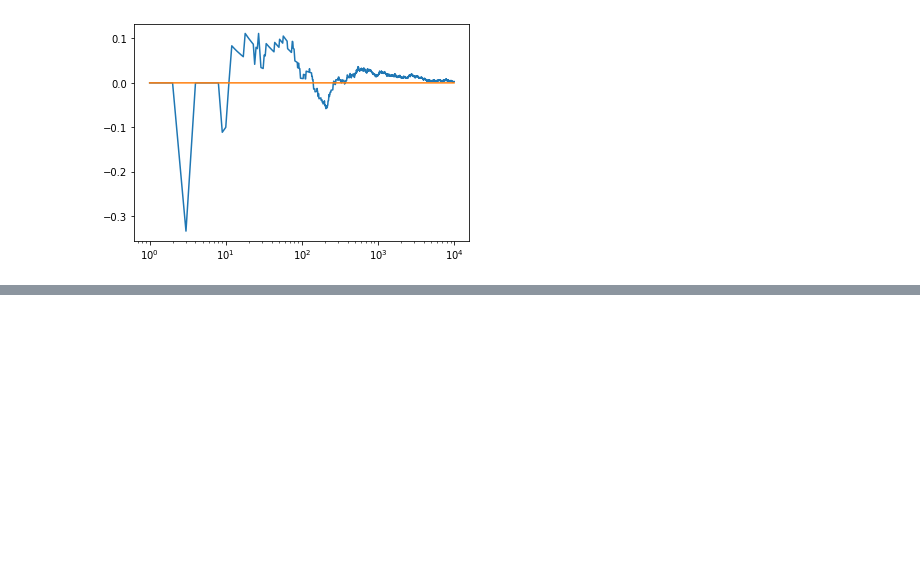
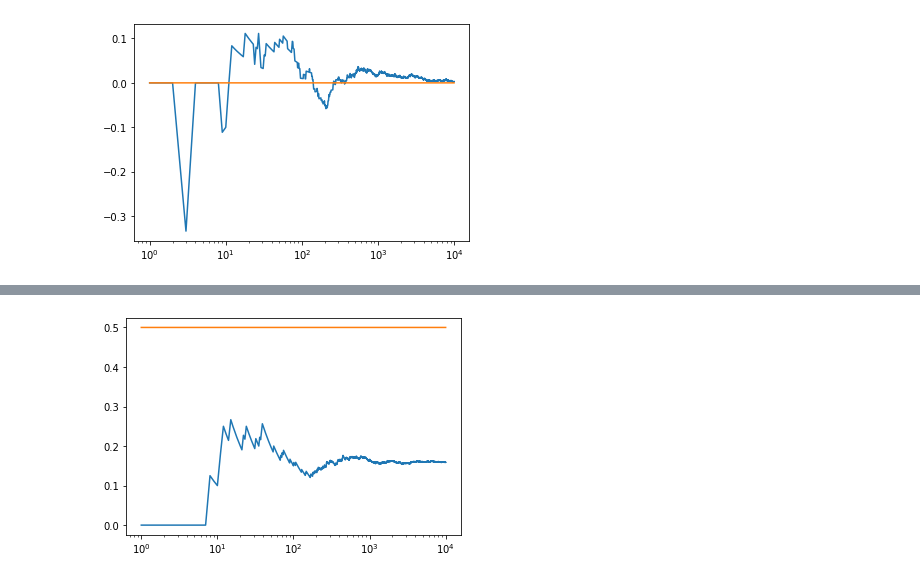
Before and after one commit to HJEGeorge/articles, a Jupyter notebook: biased_coin.ipynb, the cells around one changed output, grey strips where cells are left out. Saved outputs shown, nothing was run; the diff lists cells and outputs as text; code cells hidden in the pictures; blank space fills up the shorter version.

```diff
--- a/biased_coin.ipynb
+++ b/biased_coin.ipynb
@@ -12,6 +12,10 @@ def biased_toss():
         return 1
     return 0
 
+def naive_unbiased_toss():
+  """Returns 1 for heads, 0 for tails. 50/50 chance of either"""
+  return (biased_toss() - biased_toss()) < 0
+
 def unbiased_toss():
   """Returns 1 for heads, 0 for tails. 50/50 chance of either"""
   difference = biased_toss() - biased_toss()
@@ -50,0 +69,14 @@ plt.xscale('log')
+# %%
+total_sum = 0
+values = []
+for i in range(1, 10001):
+    total_sum += naive_unbiased_toss()
+    values.append(total_sum)
+# %%
+x_axis = [i + 1 for i in range(len(values))]
+y_axis = [values[i] / (i+1) for i in range(len(values))]
+plt.plot(x_axis, y_axis)
+plt.plot(x_axis, [0.5]*len(x_axis))
+plt.xscale('log')
+# %% [output]
+[figure, added]
```
Also changed, not shown: parts of 4 cells of this notebook.
